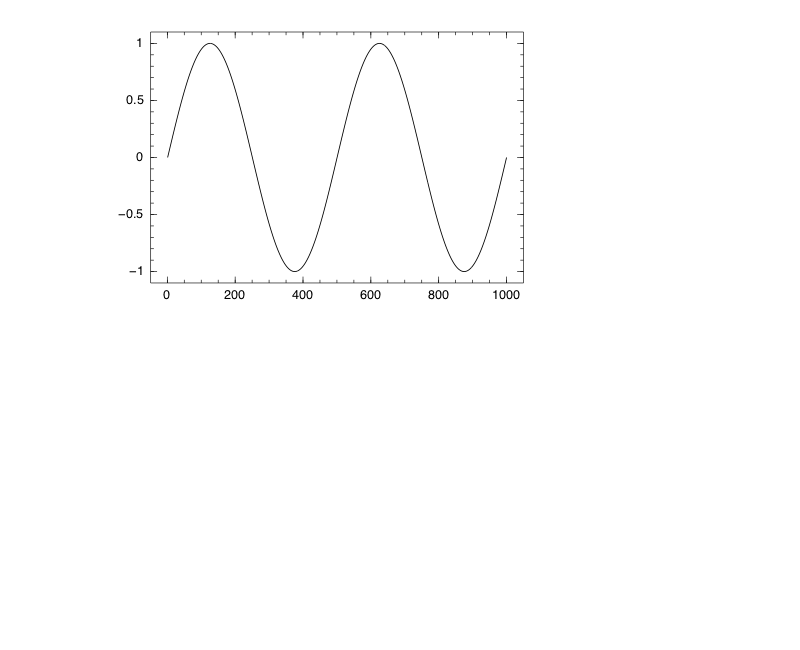
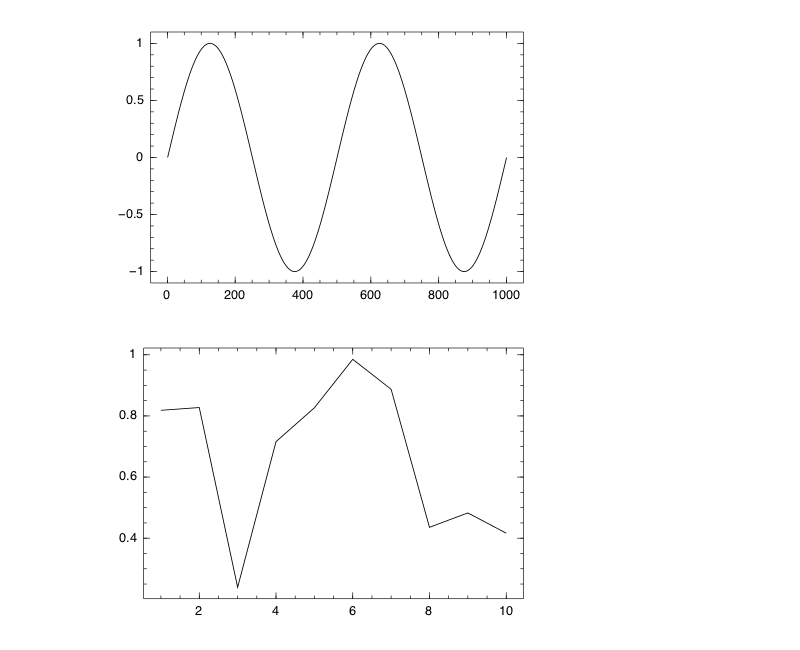
Before and after one commit to ppalmes/JuliaTutorials2016, a Jupyter notebook: 4. PlotDemo.ipynb, the cells around one changed output. Saved outputs shown, nothing was run; the diff lists cells and outputs as text; code cells hidden in the pictures; blank space fills up the shorter version.

```diff
--- a/4. PlotDemo.ipynb
+++ b/4. PlotDemo.ipynb
@@ -36,3 +47,9 @@ x=linspace(-2pi,2pi,1000)
 Winston.plot(sin(x))
 # %% [output]
 [figure]
+# %%
+x=rand(10);y=rand(10);
+# %%
+Winston.plot(x)
+# %% [output]
+[figure, added]
```
Also changed, not shown: parts of 10 cells of this notebook, 12 other files.
